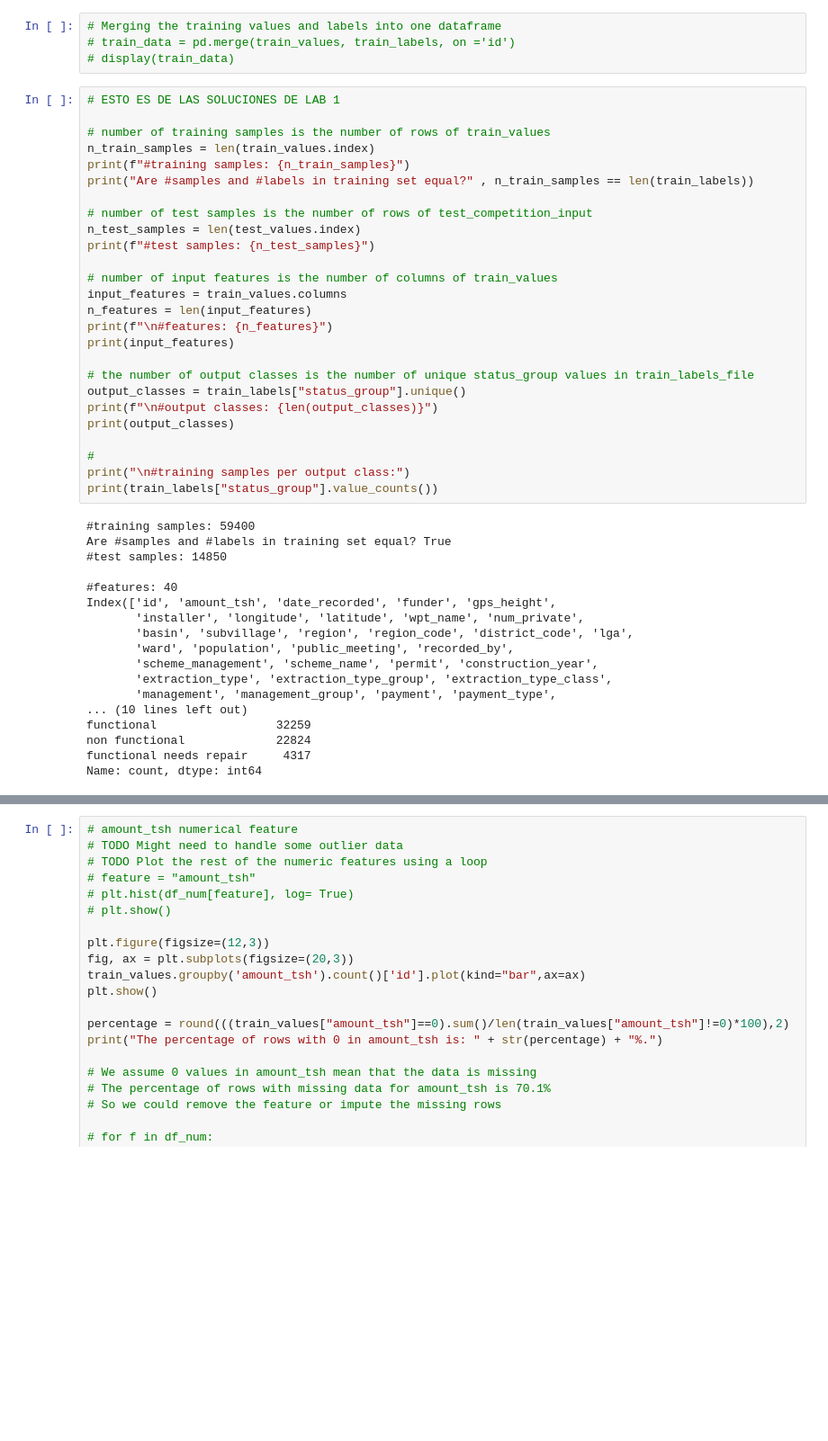
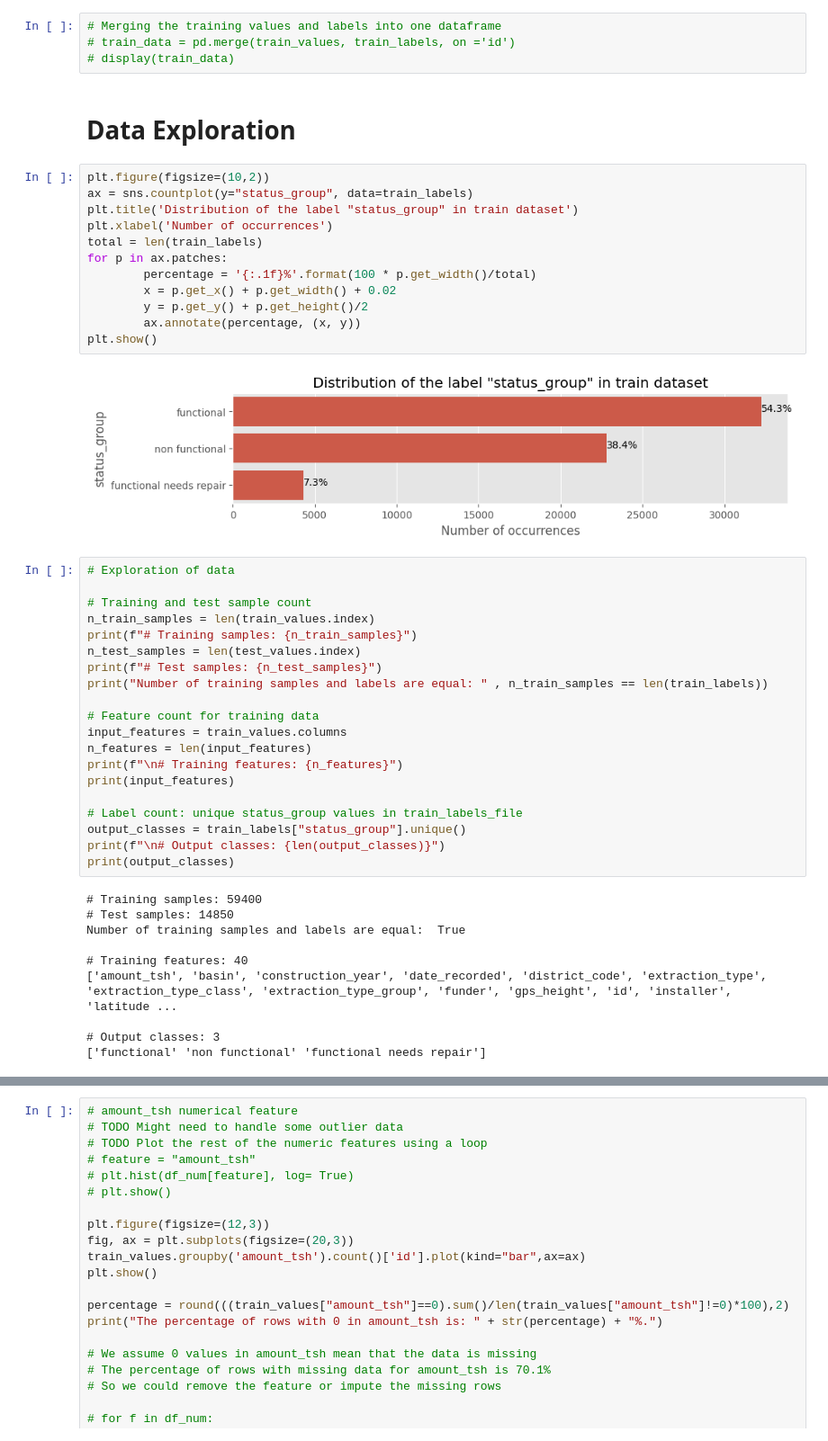
Before and after one commit to jimenacotera/Supervised-ML-Model-Comparison-and-Hyper-parameter-Optimisation, a Jupyter notebook: p1-part1.ipynb, the cells around one changed output, grey strips where cells are left out. Shown at 90% size. Cells and saved outputs as stored; diff of their text form; blank space fills up the shorter version.

```diff
--- a/p1-part1.ipynb
+++ b/p1-part1.ipynb
@@ -87,50 +59,52 @@ display(test_values)
 # Merging the training values and labels into one dataframe
 # train_data = pd.merge(train_values, train_labels, on ='id')
 # display(train_data)
+# %% [markdown]
+# Data Exploration
+# %%
+plt.figure(figsize=(10,2))
+ax = sns.countplot(y="status_group", data=train_labels)
+plt.title('Distribution of the label "status_group" in train dataset')
+plt.xlabel('Number of occurrences')
+total = len(train_labels)
+for p in ax.patches:
+        percentage = '{:.1f}%'.format(100 * p.get_width()/total)
+        x = p.get_x() + p.get_width() + 0.02
+        y = p.get_y() + p.get_height()/2
+        ax.annotate(percentage, (x, y))
+plt.show()
+# %% [output]
+[figure, new version]
 # %%
-# ESTO ES DE LAS SOLUCIONES DE LAB 1
+# Exploration of data
 
-# number of training samples is the number of rows of train_values
+# Training and test sample count
 n_train_samples = len(train_values.index)
-print(f"#training samples: {n_train_samples}")
-print("Are #samples and #labels in training set equal?" , n_train_samples == len(train_labels))
+print(f"# Training samples: {n_train_samples}")
+n_test_samples = len(test_values.index)
+print(f"# Test samples: {n_test_samples}")
+print("Number of training samples and labels are equal: " , n_train_samples == len(train_labels))
 
-# number of test samples is the number of rows of test_competition_input
-n_test_samples = len(test_values.index)
-print(f"#test samples: {n_test_samples}")
-
-# number of input features is the number of columns of train_values
+# Feature count for training data
 input_features = train_values.columns
 n_features = len(input_features)
-print(f"\n#features: {n_features}")
+print(f"\n# Training features: {n_features}")
 print(input_features)
 
-# the number of output classes is the number of unique status_group values in train_labels_file
+# Label count: unique status_group values in train_labels_file
 output_classes = train_labels["status_group"].unique()
-print(f"\n#output classes: {len(output_classes)}")
+print(f"\n# Output classes: {len(output_classes)}")
 print(output_classes)
-
-#
-print("\n#training samples per output class:")
-print(train_labels["status_group"].value_counts())
 # %% [output]
-#training samples: 59400
-Are #samples and #labels in training set equal? True
-#test samples: 14850
+# Training samples: 59400
+# Test samples: 14850
+Number of training samples and labels are equal:  True
 
-#features: 40
-Index(['id', 'amount_tsh', 'date_recorded', 'funder', 'gps_height',
-       'installer', 'longitude', 'latitude', 'wpt_name', 'num_private',
-       'basin', 'subvillage', 'region', 'region_code', 'district_code', 'lga',
-       'ward', 'population', 'public_meeting', 'recorded_by',
-       'scheme_management', 'scheme_name', 'permit', 'construction_year',
-       'extraction_type', 'extraction_type_group', 'extraction_type_class',
-       'management', 'management_group', 'payment', 'payment_type',
-... (10 lines left out)
-functional                 32259
-non functional             22824
-functional needs repair     4317
-Name: count, dtype: int64
+# Training features: 40
+['amount_tsh', 'basin', 'construction_year', 'date_recorded', 'district_code', 'extraction_type', 'extraction_type_class', 'extraction_type_group', 'funder', 'gps_height', 'id', 'installer', 'latitude ...
+
+# Output classes: 3
+['functional' 'non functional' 'functional needs repair']
 # %%
 #train_values.head()
 #train_values.columns
```
Also changed, not shown: parts of 17 cells of this notebook, 1 other file.
